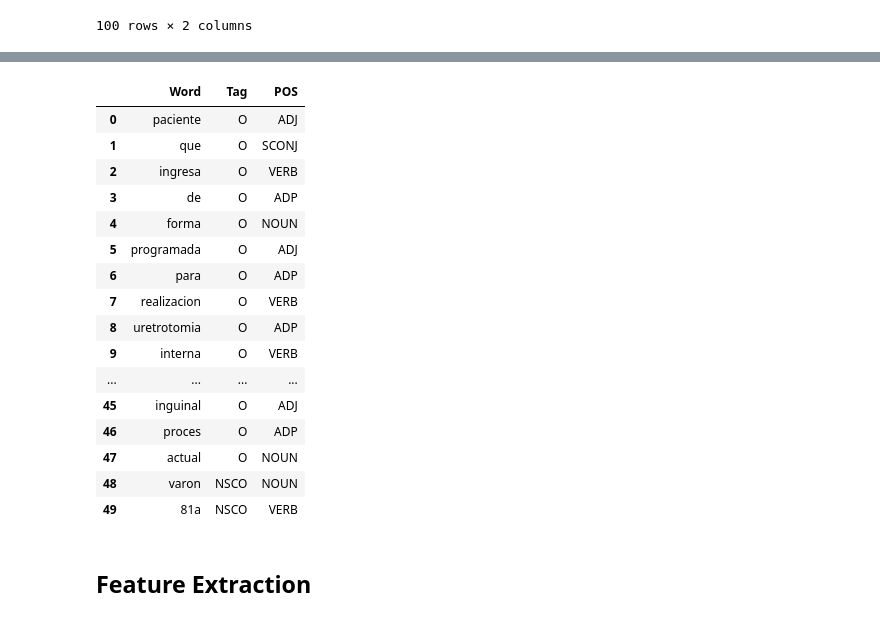
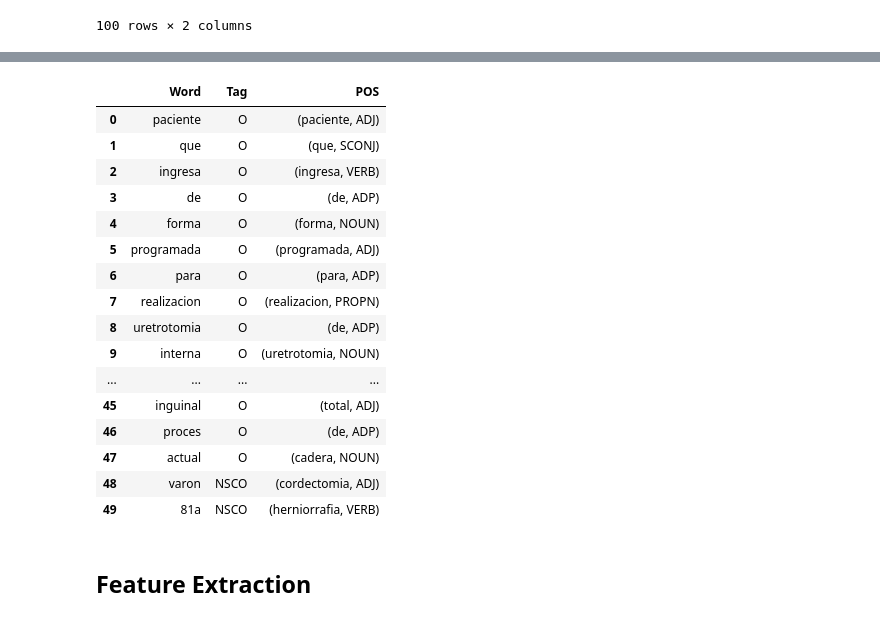
Before and after one commit to marinocom/NLP-Detection-of-Negation-and-Uncertainty-Project-24, a Jupyter notebook: Deep Learning Method/deep_learning_nlp_POS_initial(DIFERENTE).ipynb, the cells around one changed output, grey strips where cells are left out. Cells and saved outputs as stored; diff of their text form; code cells hidden in the pictures.

```diff
--- a/Deep Learning Method/deep_learning_nlp_POS_initial(DIFERENTE).ipynb
+++ b/Deep Learning Method/deep_learning_nlp_POS_initial(DIFERENTE).ipynb
@@ -170,0 +150,27 @@ TypeError: 'module' object is not callable
+# %%
+!pip install spacy
+import spacy
+
+# Load the Spanish language model
+nlp = spacy.load("es_core_news_md")
+
+def get_pos_tag(words):
+    """
+    Given a list of words in Spanish, returns a list of POS tags for each word.
+
+    Args:
+    words (list of str): The words to be analyzed.
+
+    Returns:
+    list of tuples: A list of tuples where each tuple contains a word and its corresponding POS tag.
+    """
+    # Join the words into a single string for processing
+    text = ' '.join(words)
+    doc = nlp(text)
+
+    # Extract POS tags for each word
+    pos_tags = [(token.text, token.pos_) for token in doc]
+
+    return pos_tags
+pos_tags = get_pos_tag(words)
+print(pos_tags)
@@ -189,26 +213,26 @@ Length of Words---> 493
 # %%
-data_tuples = list(zip(word_feature, tag_feature, pos_tags_texts))
+data_tuples = list(zip(word_feature, tag_feature, pos_tags))
 
 data = pd.DataFrame(data_tuples, columns=['Word', 'Tag', 'POS'])
 data.head(50)
 # %% [output]
 |  | Word | Tag | POS |
-| 0 | paciente | O | ADJ |
-| 1 | que | O | SCONJ |
-| 2 | ingresa | O | VERB |
-| 3 | de | O | ADP |
-| 4 | forma | O | NOUN |
-| 5 | programada | O | ADJ |
-| 6 | para | O | ADP |
-| 7 | realizacion | O | VERB |
-| 8 | uretrotomia | O | ADP |
-| 9 | interna | O | VERB |
+| 0 | paciente | O | (paciente, ADJ) |
+| 1 | que | O | (que, SCONJ) |
+| 2 | ingresa | O | (ingresa, VERB) |
+| 3 | de | O | (de, ADP) |
+| 4 | forma | O | (forma, NOUN) |
+| 5 | programada | O | (programada, ADJ) |
+| 6 | para | O | (para, ADP) |
+| 7 | realizacion | O | (realizacion, PROPN) |
+| 8 | uretrotomia | O | (de, ADP) |
+| 9 | interna | O | (uretrotomia, NOUN) |
 | ... | ... | ... | ... |
-| 45 | inguinal | O | ADJ |
-| 46 | proces | O | ADP |
-| 47 | actual | O | NOUN |
-| 48 | varon | NSCO | NOUN |
-| 49 | 81a | NSCO | VERB |
+| 45 | inguinal | O | (total, ADJ) |
+| 46 | proces | O | (de, ADP) |
+| 47 | actual | O | (cadera, NOUN) |
+| 48 | varon | NSCO | (cordectomia, ADJ) |
+| 49 | 81a | NSCO | (herniorrafia, VERB) |
 # %% [markdown]
 ## **Feature Extraction**
 # %% [markdown]
```
Also changed, not shown: parts of 3 cells of this notebook.
